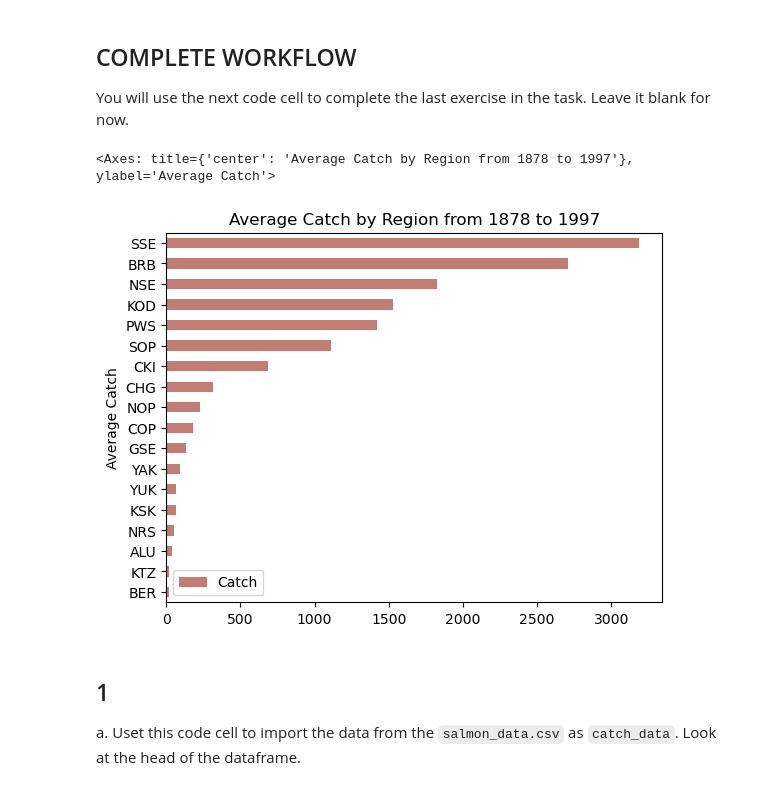
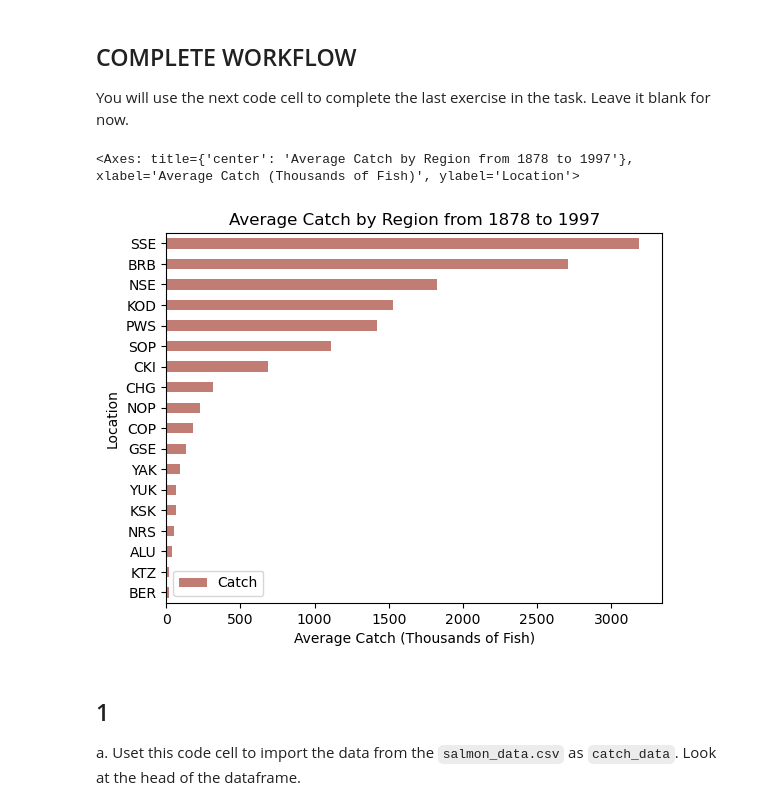
Before and after one commit to sofiiir/eds220-hwk2, a Jupyter notebook: task2/hwk2-task2-salmon.ipynb, the cells around one changed output. Saved outputs shown, nothing was run; the diff lists cells and outputs as text; code cells hidden in the pictures.

```diff
--- a/task2/hwk2-task2-salmon.ipynb
+++ b/task2/hwk2-task2-salmon.ipynb
@@ -51,31 +51,35 @@ You will use the next code cell to complete the last exercise in the task. Leave
 # %%
 # FINAL CODE
 
 # Load libraries
 import pandas as pd
 import numpy as np
 
 # Read in salmon data
 catch_data = pd.read_csv('data/salmon_data.csv')
 
 # Index to row 400 and replace catch value to 1
 catch_data.loc[400, 'Catch'] = 1
 
 # Change the data type of 'Catch' to Integer
 catch_data['Catch'] = catch_data['Catch'].astype('int64')
 
 # Calculate mean 'Catch' by each region
-avg_region = catch_data.groupby('Region').mean('Catch').sort_values(by = 'Catch')
+avg_region = (catch_data.groupby('Region')
+                          .mean('Catch')
+                          .sort_values(by = 'Catch')
+             )
 
 # Bar graph of the average salmon catches by region
 avg_region.plot(kind = 'barh',
                y = 'Catch',
                title = 'Average Catch by Region from 1878 to 1997',
-               ylabel = 'Average Catch',
+               xlabel = 'Average Catch (Thousands of Fish)',
+                ylabel = 'Location',
                color = '#C17C74')
 # %% [output]
-<Axes: title={'center': 'Average Catch by Region from 1878 to 1997'}, ylabel='Average Catch'>
+<Axes: title={'center': 'Average Catch by Region from 1878 to 1997'}, xlabel='Average Catch (Thousands of Fish)', ylabel='Location'>
-[figure, old version]
+[figure, new version]
 # %% [markdown]
 ## 1
 
```
Also changed, not shown: parts of 2 cells of this notebook.
